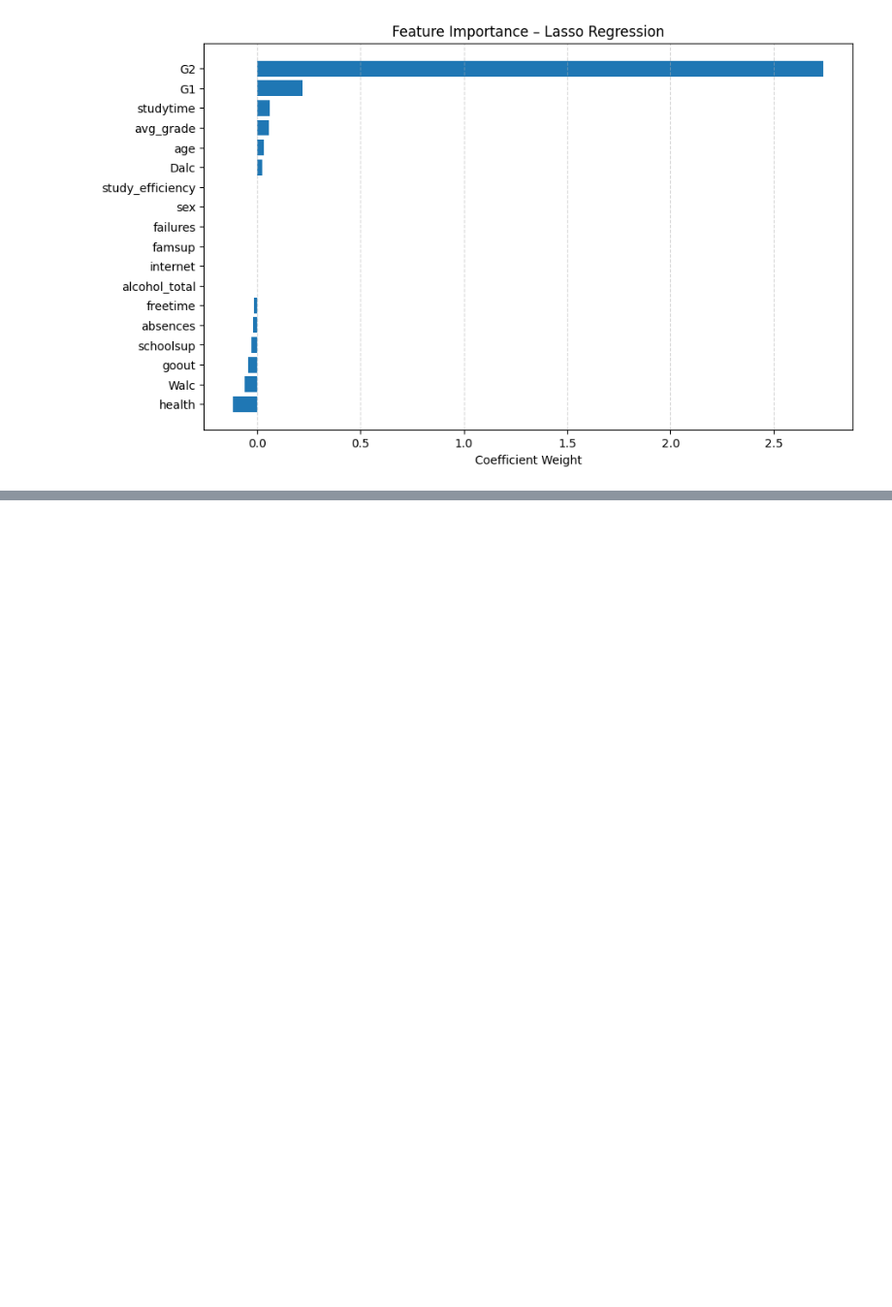
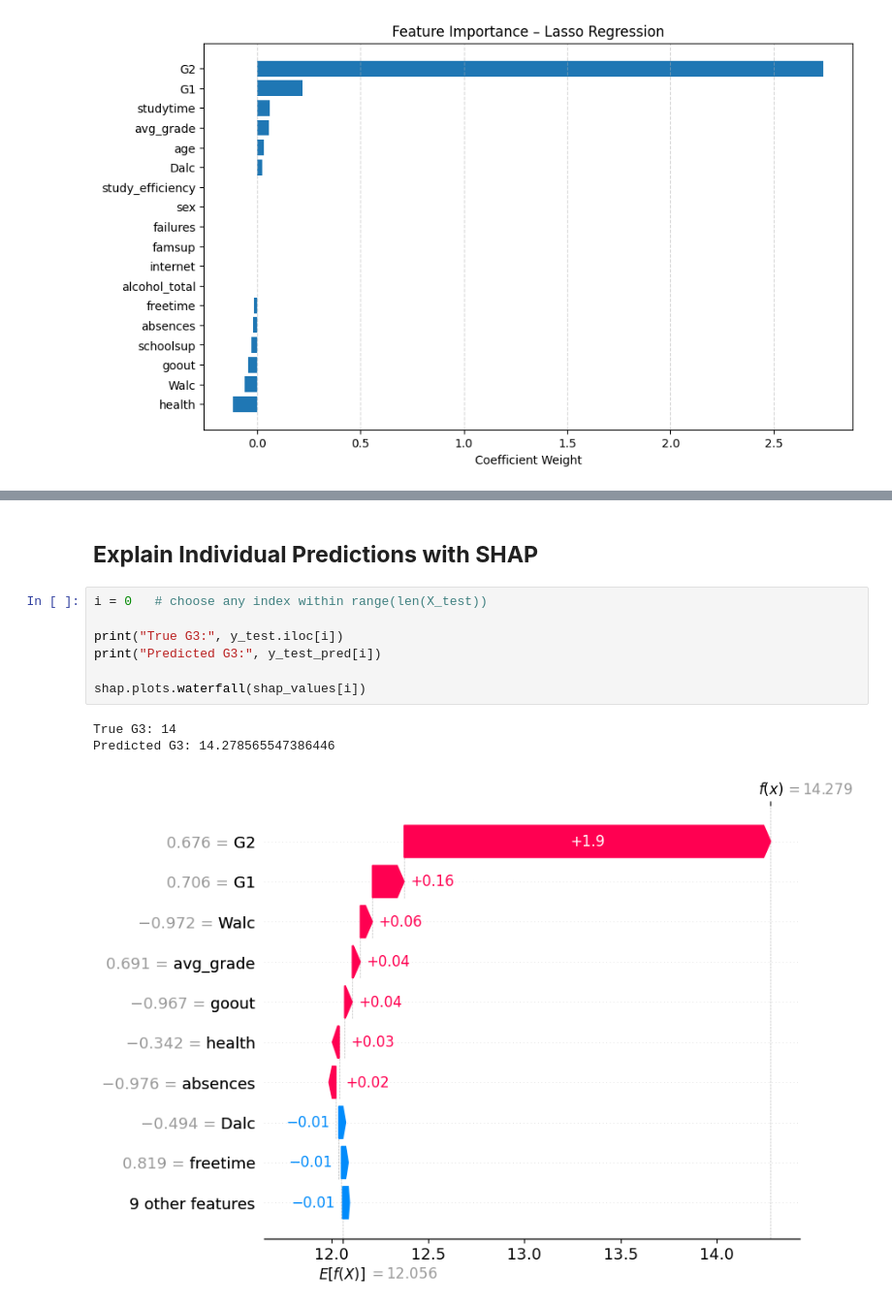
Before and after one commit to dileepamalshan1/student-academic-performance-analysis, a Jupyter notebook: notebooks/real_world_analytics.ipynb, the cells around one changed output, grey strips where cells are left out. Shown at 97% size. Saved outputs shown, nothing was run; the diff lists cells and outputs as text; blank space fills up the shorter version.

```diff
--- a/notebooks/real_world_analytics.ipynb
+++ b/notebooks/real_world_analytics.ipynb
@@ -525,0 +550,13 @@ plt.show()
+# %% [markdown]
+## **Explain Individual Predictions with SHAP**
+# %%
+i = 0   # choose any index within range(len(X_test))
+
+print("True G3:", y_test.iloc[i])
+print("Predicted G3:", y_test_pred[i])
+
+shap.plots.waterfall(shap_values[i])
+# %% [output]
+True G3: 14
+Predicted G3: 14.278565547386446
+[figure, added]
```
Also changed, not shown: parts of 14 cells of this notebook.
